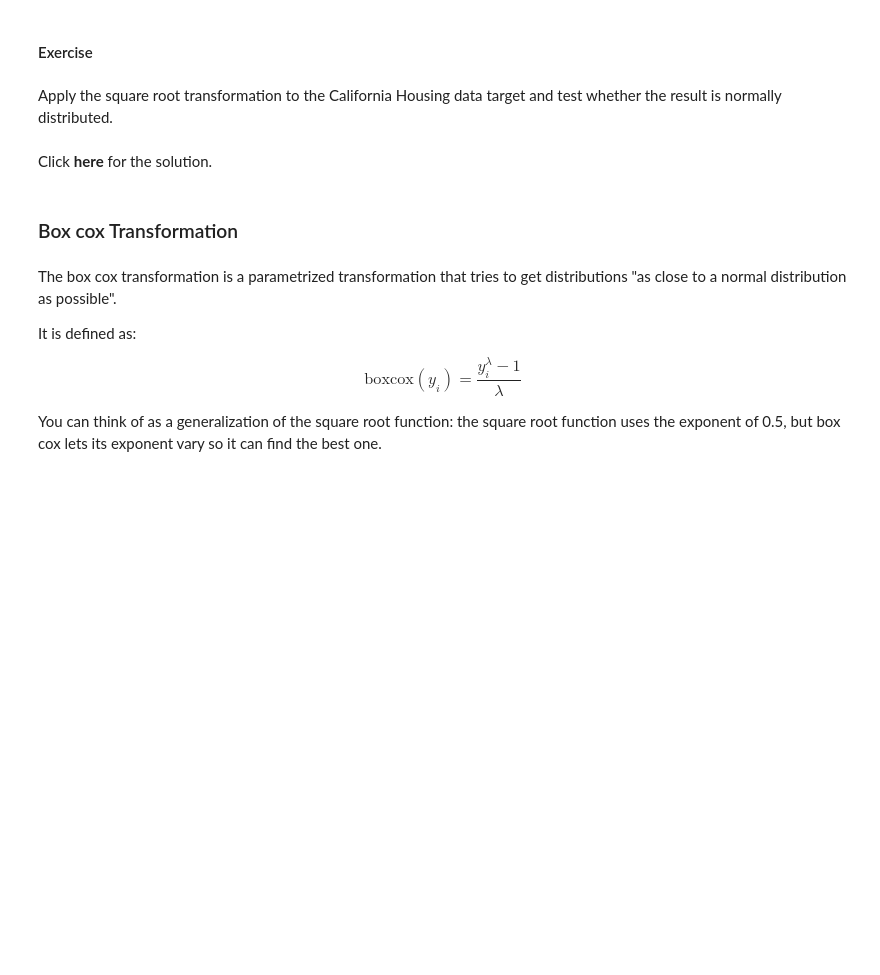
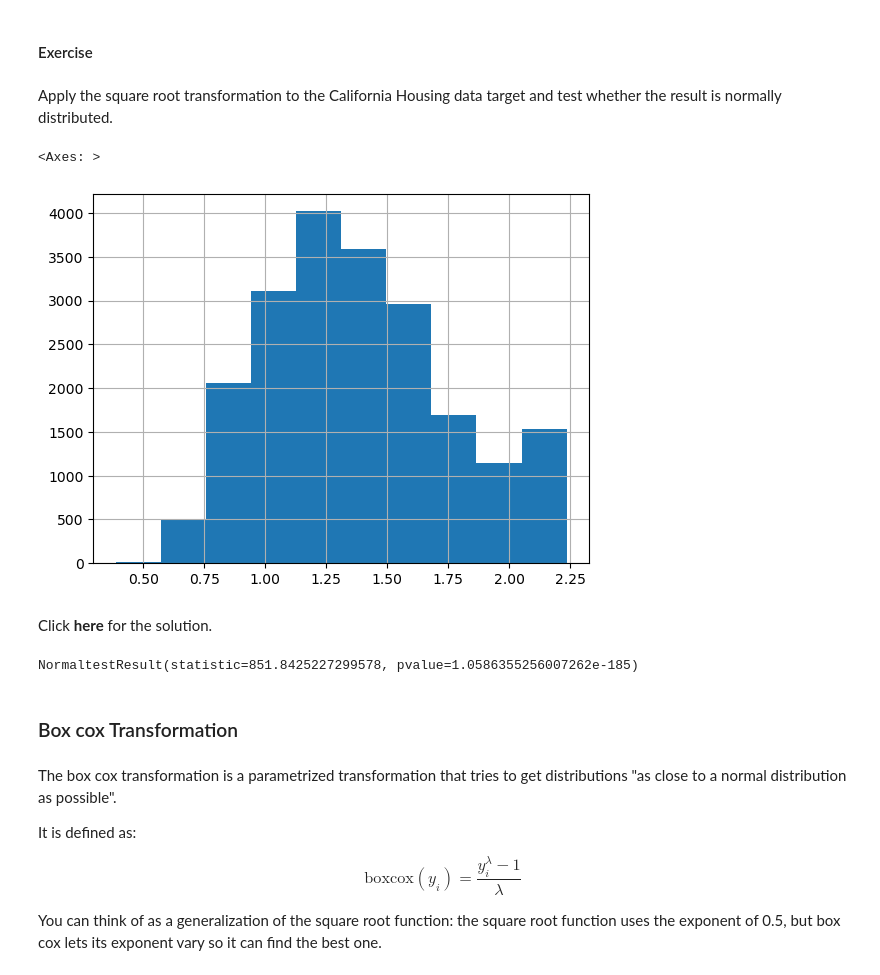
Before and after one commit to kymayodeji/ibm_ml_course, a Jupyter notebook: course2_wk1 Linear Regression/02a_LAB_Transforming_Target.ipynb, the cells around one changed output. Cells and saved outputs as stored; diff of their text form; code cells hidden in the pictures; blank space fills up the shorter version.

```diff
--- a/course2_wk1 Linear Regression/02a_LAB_Transforming_Target.ipynb
+++ b/course2_wk1 Linear Regression/02a_LAB_Transforming_Target.ipynb
@@ -133,6 +166,11 @@ plt.hist(np.sqrt(data));
 Apply the square root transformation to the California Housing data target and test whether the result is normally distributed.
 # %%
 ## Enter your code here
+sqrt_medv = np.sqrt(housing_df.MedVal)
+sqrt_medv.hist()
+# %% [output]
+<Axes: >
+[figure, added]
 # %% [markdown]
 Click <b>here</b> for the solution.
 
@@ -143,6 +181,8 @@ plt.hist(sqrt_medv)
 -->
 # %%
 normaltest(sqrt_medv)
+# %% [output]
+NormaltestResult(statistic=851.8425227299578, pvalue=1.0586355256007262e-185)
 # %% [markdown]
 ### Box cox Transformation
 # %% [markdown]
```
Also changed, not shown: parts of 20 cells of this notebook, 1 other file.
